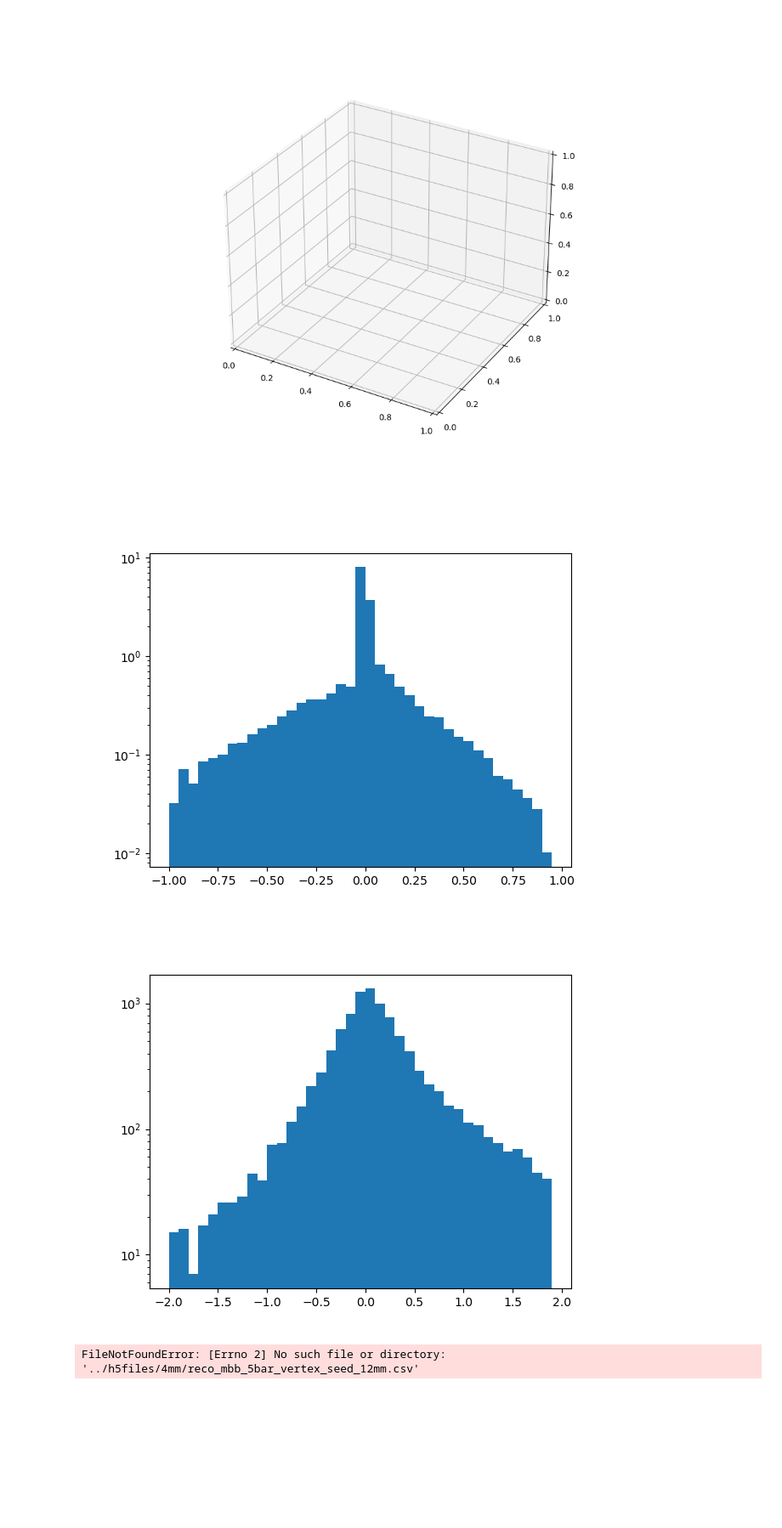
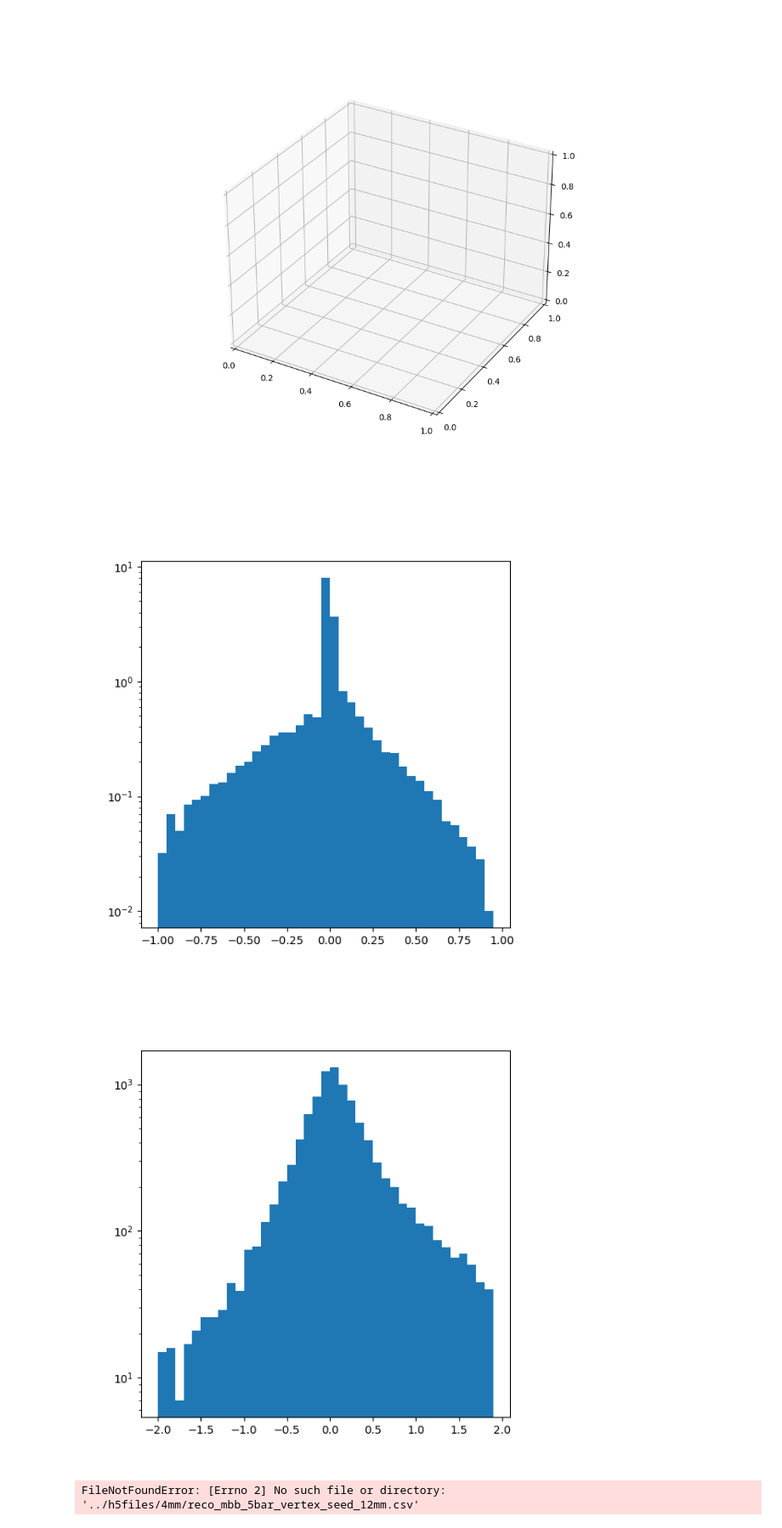
Before and after one commit to kvjmistry/NEXT_nudobe, a Jupyter notebook: workdir/kinematics_reconstruction.ipynb, the cells around one changed output. Shown at 85% size. Cells and saved outputs as stored; diff of their text form; code cells hidden in the pictures; blank space fills up the shorter version.

```diff
--- a/workdir/kinematics_reconstruction.ipynb
+++ b/workdir/kinematics_reconstruction.ipynb
@@ -538,14 +538,14 @@ plt.show()
 IndexError: list index out of range
 [figure]
 # %%
-plt.figure()
+plt.figure(figsize=(6,6))
 
 plt.hist(T1_reco_arr - T1_gen_arr, bins = np.arange(-1,1,0.05), density=True, log=True);
-plt.figure()
+plt.figure(figsize=(6,6))
 plt.hist(costheta_reco_arr - costheta_gen_arr, bins = np.arange(-2,2,0.1), log=True);
 # %% [output]
-[figure, old version]
+[figure, new version]
-[figure, old version]
+[figure, new version]
 # %%
 # Fill a new pandas dataframe with the numpy arrays, then write to a csv file
 mydict_reco = {'event_id':event_id_arr,
```
Also changed, not shown: 4 other files.
